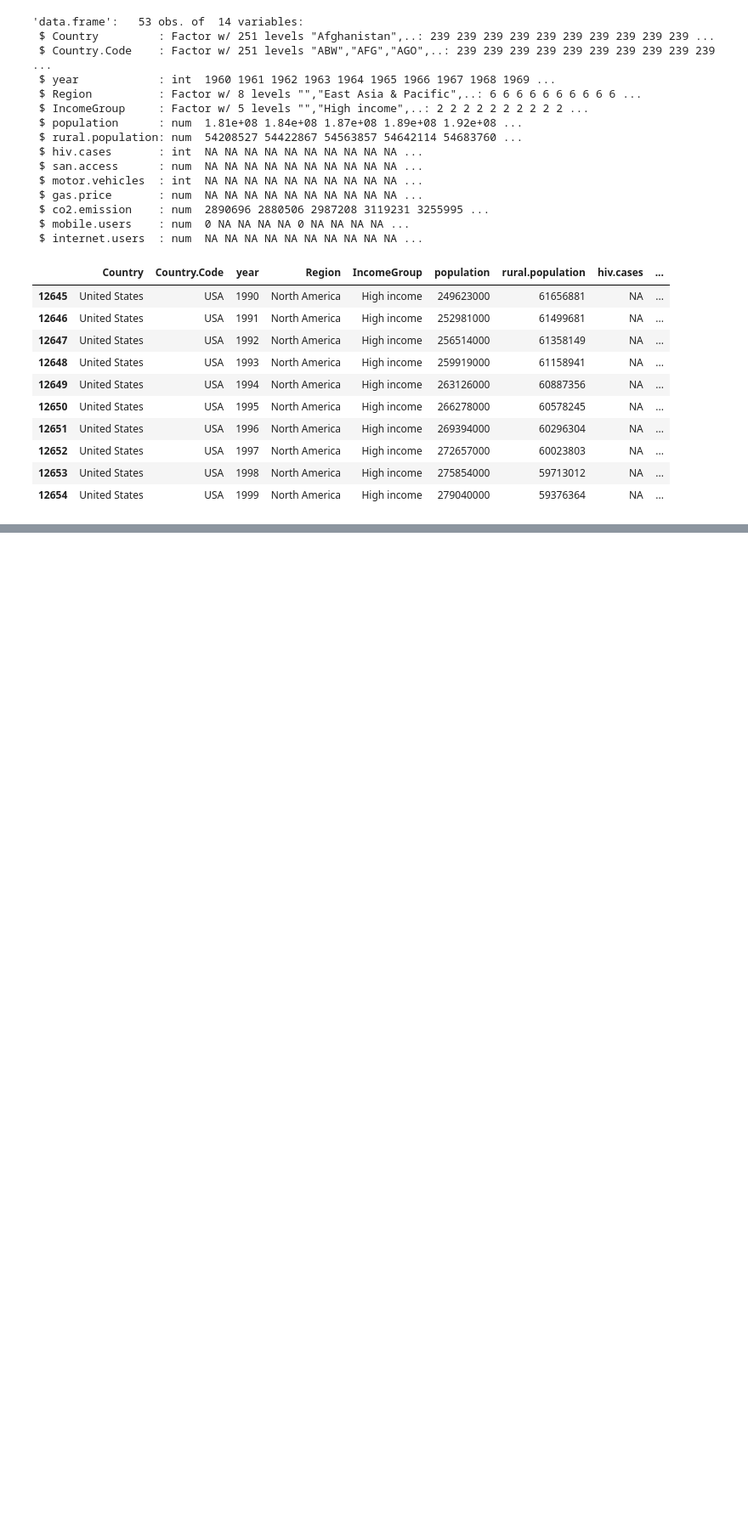
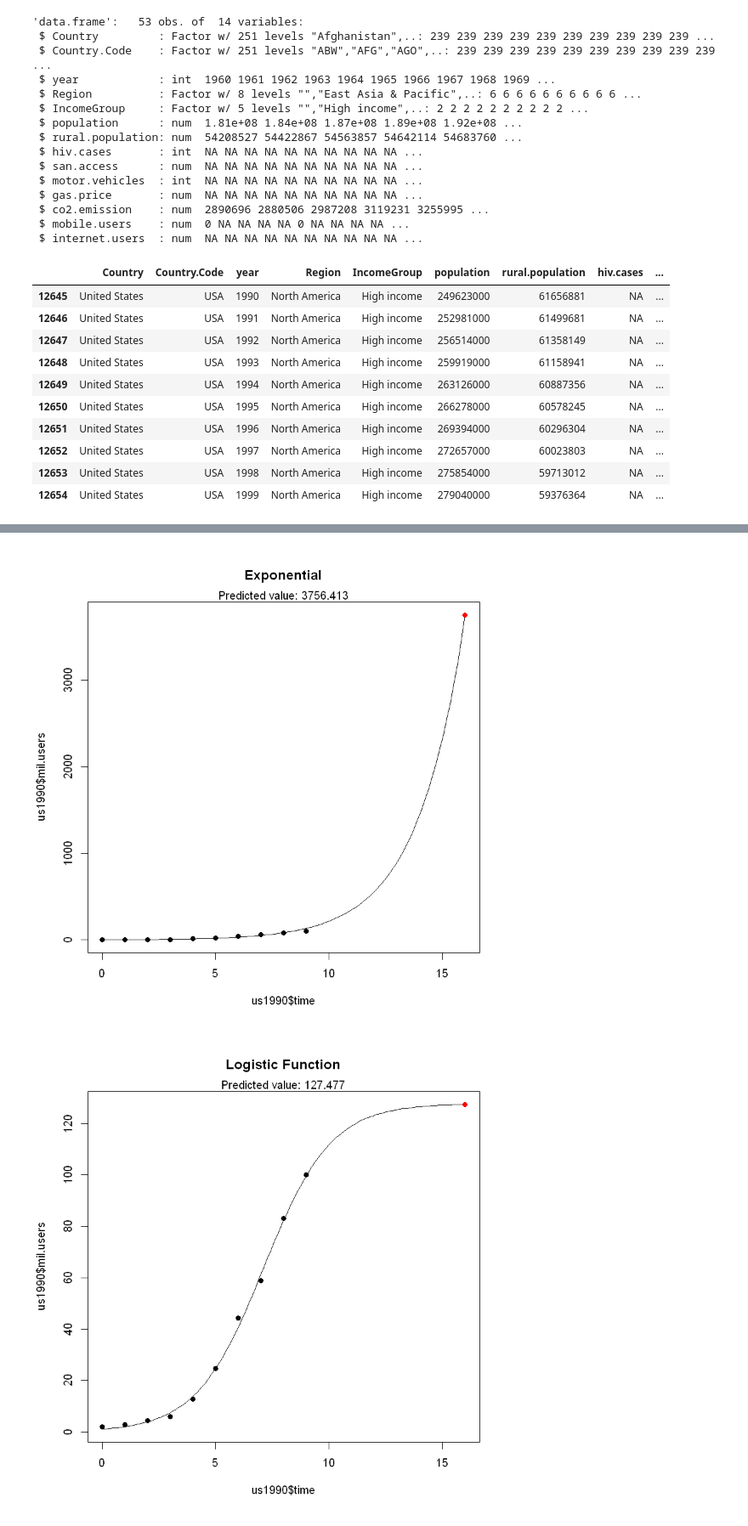
Before and after one commit to sharifahmad2061/foundation_of_data_analysis, a Jupyter notebook: week_06/prelab week 06.ipynb, the cells around one changed output, grey strips where cells are left out. Shown at 85% size. Saved outputs shown, nothing was run; the diff lists cells and outputs as text; code cells hidden in the pictures; blank space fills up the shorter version.

```diff
--- a/week_06/prelab week 06.ipynb
+++ b/week_06/prelab week 06.ipynb
@@ -59,0 +158,6 @@ us1990
+# %%
+e = expFitPred(us1990$time,us1990$mil.users,16)
+l = logisticFitPred(us1990$time,us1990$mil.users,16)
+# %% [output]
+[figure, added]
+[figure, added]
```
Also changed, not shown: parts of 16 cells of this notebook, 2 other files.
